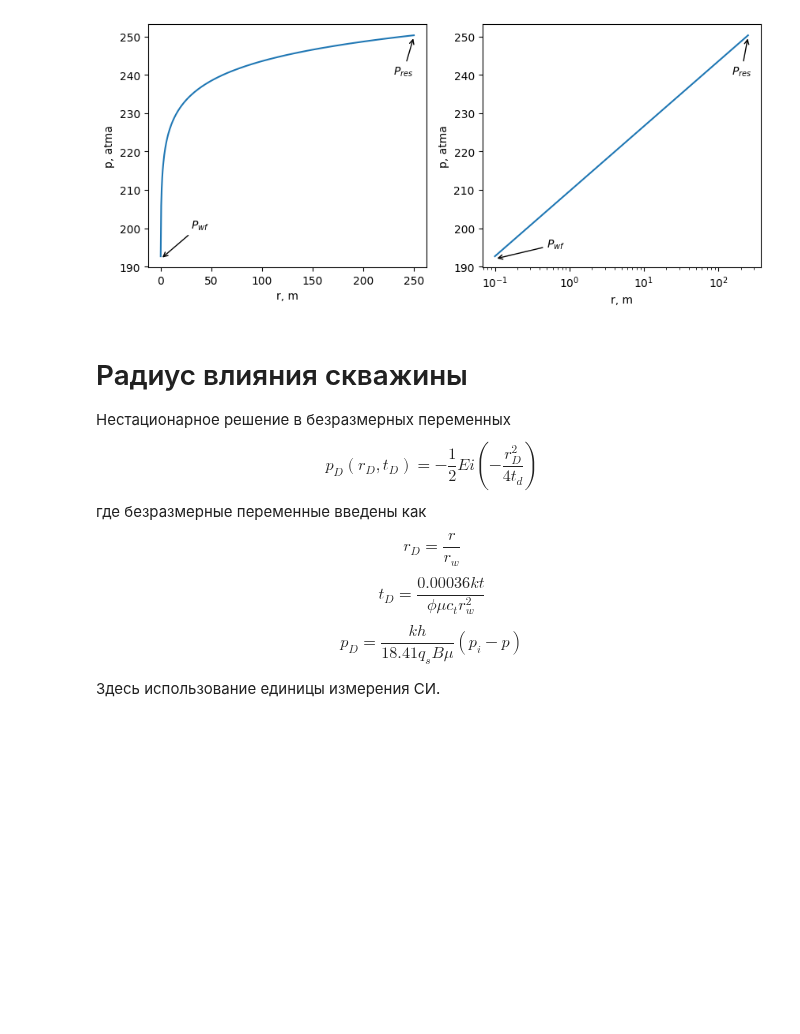
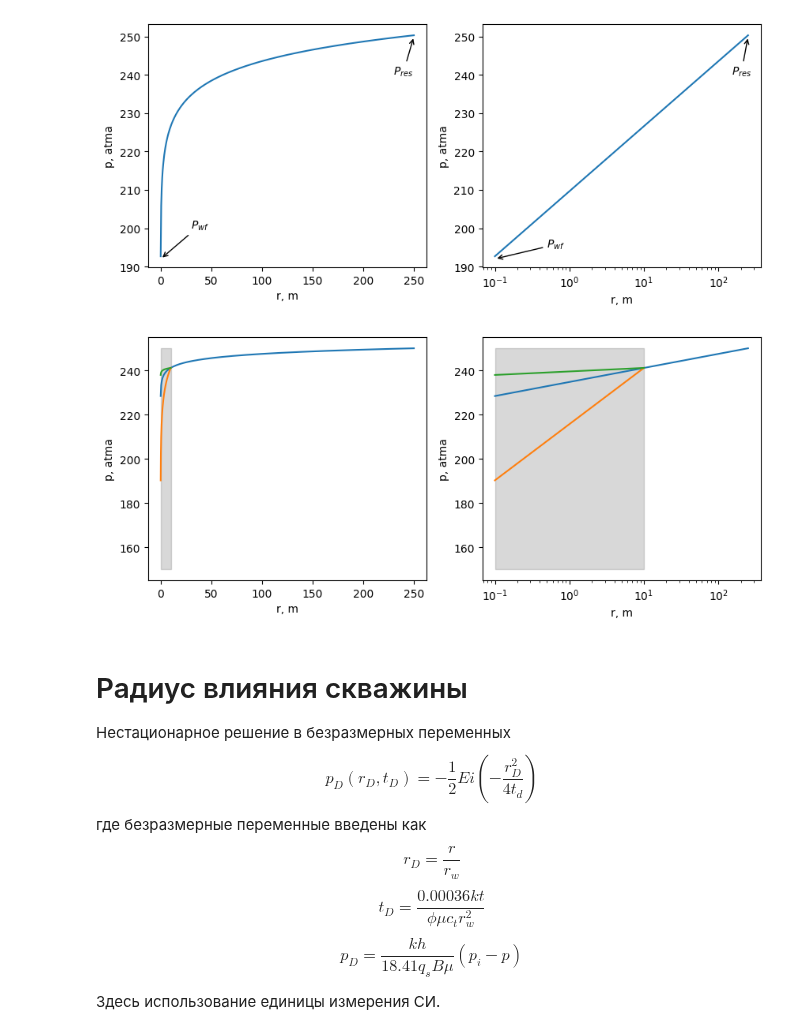
Before and after one commit to khabibullinra/welltest_examples, a Jupyter notebook: tex/stac_sol_pics_generator.ipynb, the cells around one changed output. Saved outputs shown, nothing was run; the diff lists cells and outputs as text; code cells hidden in the pictures; blank space fills up the shorter version.

```diff
--- a/tex/stac_sol_pics_generator.ipynb
+++ b/tex/stac_sol_pics_generator.ipynb
@@ -15,21 +15,23 @@ def p_ss_atma(p_res_atma = 250,
               B_m3m3 = 1.2,
               k_mD = 40,
               h_m = 10,
-              r_e = 240,
-              r = 0.1):
+              r_e_m = 240,
+              r_m = 0.1):
   """
-  функция расчета давления в произвольной точке пласта для стационарного решения
-  уравнения фильтрации
+  функция расчета давления в произвольной точке пласта
+  на расстоянии r_m от центра скважины
+  для стационарного решения уравнения фильтрации (без скин фактора)
+
   p_res_atma - пластовое давление, давление на контуре питания
   q_liq_sm3day - дебит жидкости на поверхности в стандартных условиях
   mu_cP - вязкость нефти (в пластовых условиях)
   B_m3m3 - объемный коэффициент нефти
   k_mD - проницаемость пласта
-  h_m - мощность пласта
-  r_e - радиус контрура питания
-  r - расстояние на котором проводится расчет
+  h_m - мощность пласта, м
+  r_e_m - радиус контрура питания, м
+  r_m - расстояние на котором проводится расчет, м
   """
-  return p_res_atma - 18.41 * q_liq_sm3day*mu_cP*B_m3m3/k_mD/h_m * np.log(r_e/r)
+  return p_res_atma - 18.41*q_liq_sm3day*mu_cP*B_m3m3/k_mD/h_m*np.log(r_e_m/r_m)
 # %%
 # формируем массив расстояний для которых будем проводить расчет
 r_arr = np.linspace(0.1, 250, 500)
@@ -84,3 +89,78 @@ plt.show()
+# %%
+k = 40
+k_damaged = 10
+k_stimulated = 160
+r_damaged = 10
+r_w = 0.1
+r_e = 250
+
+# формируем массив расстояний для которых будем проводить расчет
+r_arr_1 = np.linspace(r_w, r_damaged, 500)
+
+r_arr = np.linspace(r_w, r_e, 500)
+
+
+p_arr = p_ss_atma(p_res_atma = 250,
+                  q_liq_sm3day = 50,
+                  mu_cP = 1,
+                  B_m3m3 = 1.2,
+                  k_mD = k,
+                  h_m = 10,
+                  r_e_m = r_e,
+                  r_m = r_arr)
+
+p_wellbore_atma = p_ss_atma(p_res_atma  = 250,
+                  q_liq_sm3day  = 50,
+                  mu_cP  = 1,
+                  B_m3m3  = 1.2,
+                  k_mD  = k,
+                  h_m  = 10,
+                  r_e_m  = r_e,
+                  r_m  = r_damaged)
+
+p_arr_2 = p_ss_atma(p_res_atma = p_wellbore_atma,
+                  q_liq_sm3day = 50,
+                  mu_cP = 1,
+                  B_m3m3 = 1.2,
+                  k_mD = k_stimulated,
+                  h_m = 10,
+                  r_e_m = r_damaged,
+                  r_m = r_arr_1)
+
+p_arr_1 = p_ss_atma(p_res_atma = p_wellbore_atma,
+                  q_liq_sm3day = 50,
+                  mu_cP = 1,
+                  B_m3m3 = 1.2,
+                  k_mD = k_damaged,
+                  h_m = 10,
+                  r_e_m = r_damaged,
+                  r_m = r_arr_1)
+
+
+# настраиваем отображение графика
+fig, (ax1, ax2) = plt.subplots(1, 2, figsize = [10,4])
+
+rect1 = mpatches.Rectangle((r_w, 150), r_damaged, 100, color = 'grey', alpha=0.3)
+rect2 = mpatches.Rectangle((r_w, 150), r_damaged, 100, color = 'grey', alpha=0.3)
+ax2.add_patch(rect2)
+ax1.add_patch(rect1)
+
+ax1.plot(r_arr, p_arr)   # команда отрисовки графика по заданным массивам
+ax2.plot(r_arr, p_arr)   # команда отрисовки графика по заданным массивам
+ax1.plot(r_arr_1, p_arr_1)   # команда отрисовки графика по заданным массивам
+ax2.plot(r_arr_1, p_arr_1)   # команда отрисовки графика по заданным массивам
+ax1.plot(r_arr_1, p_arr_2)   # команда отрисовки графика по заданным массивам
+ax2.plot(r_arr_1, p_arr_2)   # команда отрисовки графика по заданным массивам
+ax2.set_xscale('log')
+ax1.set_xlabel('r, m')
+ax1.set_ylabel('p, atma')
+ax2.set_xlabel('r, m')
+ax2.set_ylabel('p, atma')
+
+plt.savefig('pics/stac_pressure_dist_skin.png', bbox_inches='tight', dpi=300)
+plt.show()
+# %% [output]
+[figure, added]
 # %% [markdown]
 # Радиус влияния скважины
 
```
Also changed, not shown: parts of 2 cells of this notebook, 12 other files.
